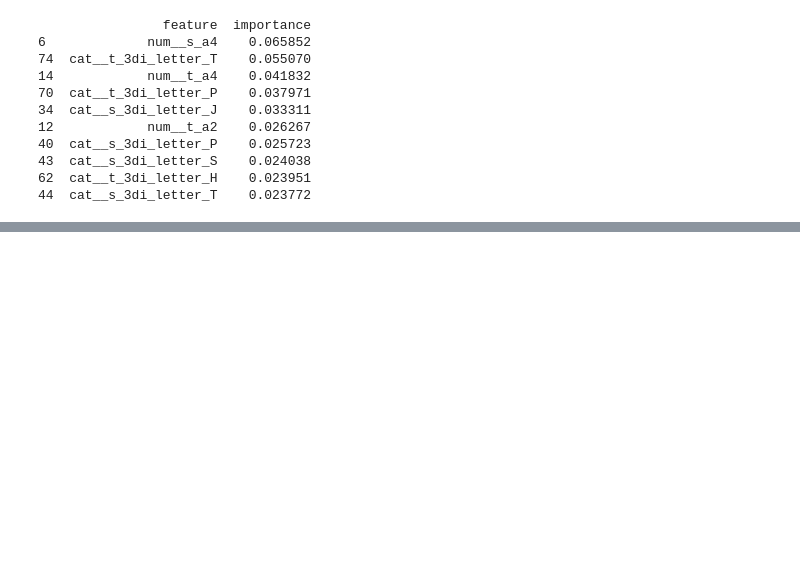
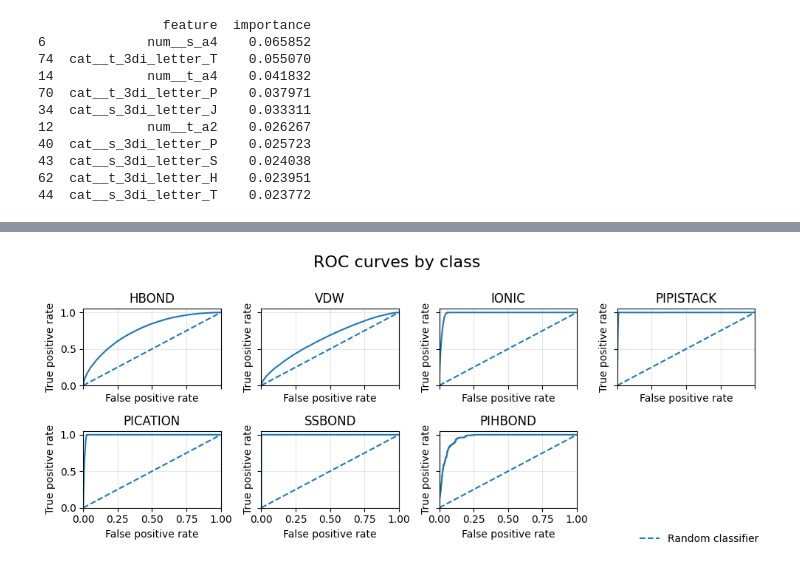
Before and after one commit to miriamzara/SB_Project, a Jupyter notebook: 7_XGBoost.ipynb, the cells around one changed output, grey strips where cells are left out. Saved outputs shown, nothing was run; the diff lists cells and outputs as text; code cells hidden in the pictures; blank space fills up the shorter version.

```diff
--- a/7_XGBoost.ipynb
+++ b/7_XGBoost.ipynb
@@ -143,0 +421,70 @@ print(importance_df.head(10))
+# %%
+n_classes = len(target_names)
+
+n_cols = 4
+n_rows = int(np.ceil(n_classes / n_cols))
+
+fig, axes = plt.subplots(
+    n_rows,
+    n_cols,
+    figsize=(2.5 * n_cols, 2 * n_rows),
+    sharex=True,
+    sharey=True
+)
+
+axes = axes.flatten()
+
+for class_idx, class_name in enumerate(target_names):
+
+    ax = axes[class_idx]
+
+    row = curve_results_df[
+        curve_results_df["class"] == class_name
+    ].iloc[0]
+
+    ax.plot(
+        row["fpr"],
+        row["tpr"],
+        #label=f"ROC curve, AUC = {row['ROC_AUC']:.3f}"
+    )
+
+    ax.plot(
+        [0, 1],
+        [0, 1],
+        linestyle="--",
+        color = "tab:blue",
+        label="Random classifier"
+    )
+
+    ax.set_title(class_name)
+    ax.set_xlabel("False positive rate")
+    ax.set_ylabel("True positive rate")
+    ax.set_xlim(0, 1)
+    ax.set_ylim(0, 1.05)
+    ax.grid(alpha=0.3)
+
+# remove empty panels
+for ax in axes[n_classes:]:
+    ax.axis("off")
+
+# shared legend
+handles, labels = axes[0].get_legend_handles_labels()
+
+fig.legend(
+    handles,
+    labels,
+    loc="lower right",
+    ncol=2,
+    frameon=False
+)
+
+fig.suptitle(
+    "ROC curves by class",
+    fontsize=16,
+    y=1
+)
+
+plt.tight_layout()
+plt.show()
+# %% [output]
+[figure, added]
```
Also changed, not shown: parts of 13 cells of this notebook.
